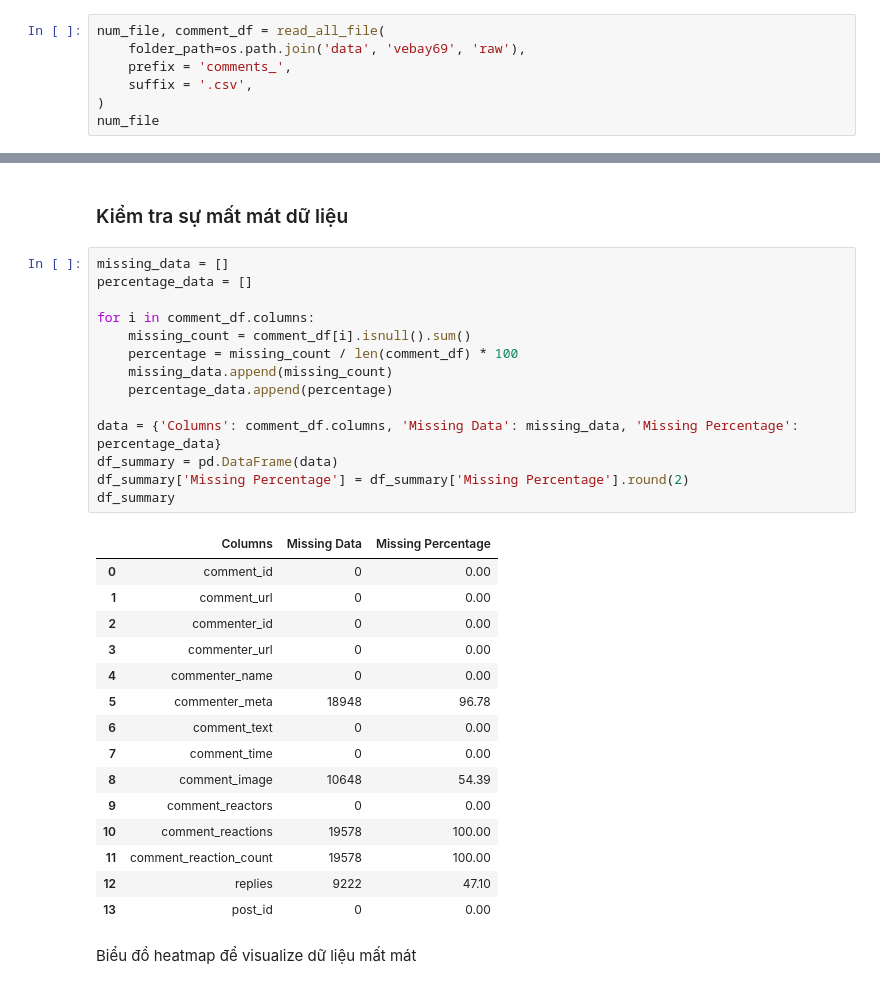
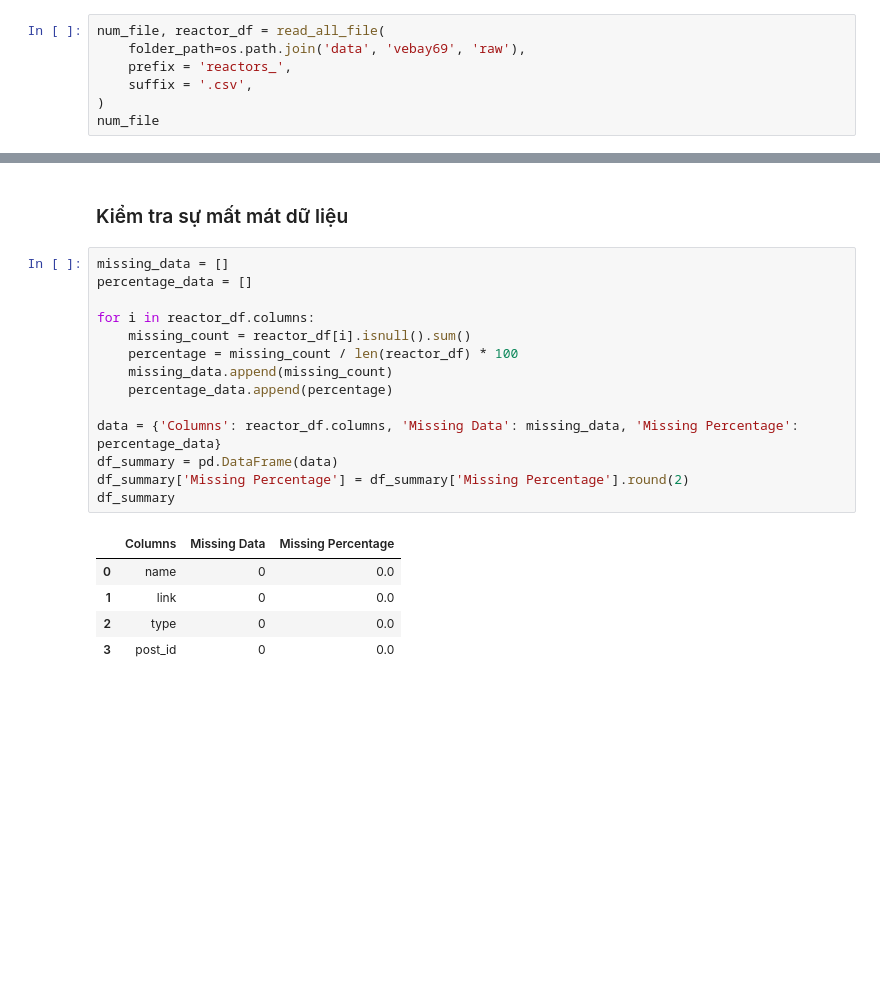
Before and after one commit to quangster/analyze-facebook-page, a Jupyter notebook: clean_reactor.ipynb, the cells around one changed output, grey strips where cells are left out. Cells and saved outputs as stored; diff of their text form; blank space fills up the shorter version.

```diff
--- a/clean_reactor.ipynb
+++ b/clean_reactor.ipynb
@@ -14,7 +14,7 @@ Tất cả comments lưu trong file csv bắt đầu với chuỗi 'comments_'
 # %%
-num_file, comment_df = read_all_file(
+num_file, reactor_df = read_all_file(
     folder_path=os.path.join('data', 'vebay69', 'raw'),
-    prefix = 'comments_',
+    prefix = 'reactors_',
     suffix = '.csv',
 )
 num_file
@@ -54,32 +53,20 @@ memory usage: 2.1+ MB
 # %%
 missing_data = []
 percentage_data = []
 
-for i in comment_df.columns:
-    missing_count = comment_df[i].isnull().sum()
-    percentage = missing_count / len(comment_df) * 100
+for i in reactor_df.columns:
+    missing_count = reactor_df[i].isnull().sum()
+    percentage = missing_count / len(reactor_df) * 100
     missing_data.append(missing_count)
     percentage_data.append(percentage)
 
-data = {'Columns': comment_df.columns, 'Missing Data': missing_data, 'Missing Percentage': percentage_data}
+data = {'Columns': reactor_df.columns, 'Missing Data': missing_data, 'Missing Percentage': percentage_data}
 df_summary = pd.DataFrame(data)
 df_summary['Missing Percentage'] = df_summary['Missing Percentage'].round(2)
 df_summary
 # %% [output]
 |  | Columns | Missing Data | Missing Percentage |
-| 0 | comment_id | 0 | 0.00 |
-| 1 | comment_url | 0 | 0.00 |
-| 2 | commenter_id | 0 | 0.00 |
-| 3 | commenter_url | 0 | 0.00 |
-| 4 | commenter_name | 0 | 0.00 |
-| 5 | commenter_meta | 18948 | 96.78 |
-| 6 | comment_text | 0 | 0.00 |
-| 7 | comment_time | 0 | 0.00 |
-| 8 | comment_image | 10648 | 54.39 |
-| 9 | comment_reactors | 0 | 0.00 |
-| 10 | comment_reactions | 19578 | 100.00 |
-| 11 | comment_reaction_count | 19578 | 100.00 |
-| 12 | replies | 9222 | 47.10 |
-| 13 | post_id | 0 | 0.00 |
+| 0 | name | 0 | 0.0 |
+| 1 | link | 0 | 0.0 |
+| 2 | type | 0 | 0.0 |
+| 3 | post_id | 0 | 0.0 |
-# %% [markdown]
-Biểu đồ heatmap để visualize dữ liệu mất mát
```
Also changed, not shown: parts of 23 cells of this notebook, 6 other files.
